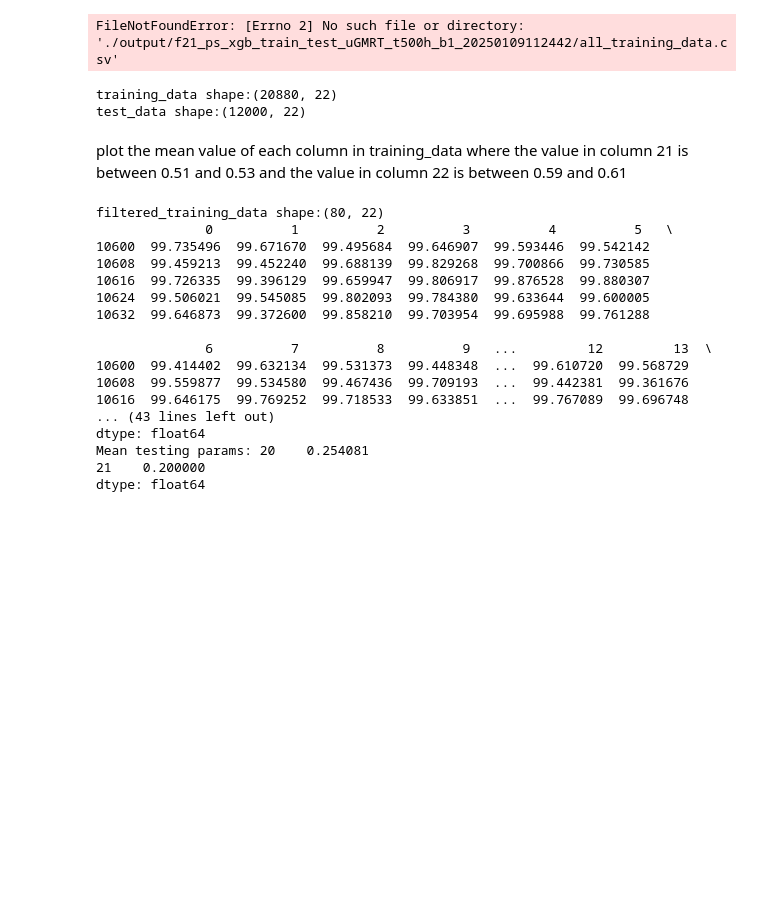
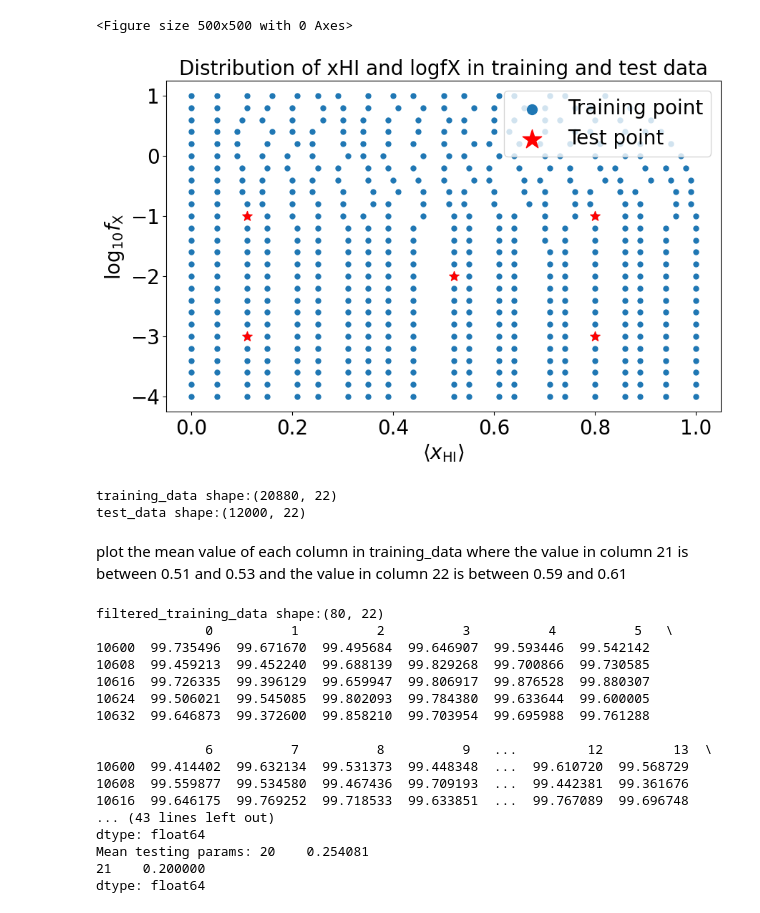
Before and after one commit to tomassoltinsky/21cm-forest_1DPS, a Jupyter notebook: ML/train_test_data_analysis.ipynb, the cells around one changed output. Saved outputs shown, nothing was run; the diff lists cells and outputs as text; code cells hidden in the pictures; blank space fills up the shorter version.

```diff
--- a/ML/train_test_data_analysis.ipynb
+++ b/ML/train_test_data_analysis.ipynb
@@ -1,39 +1,40 @@
 # %%
-import pandas as pd
 import matplotlib.pyplot as plt
 import seaborn as sns
 import f21_predict_base as base
 import plot_results as pltr
+import glob
+# Load the CSV file
 
-# Load the CSV file
-data = pd.read_csv('./output/f21_ps_xgb_train_test_uGMRT_t500h_b1_20250109112442/all_training_data.csv')
-
-# Extract the last two columns
-xHI = data.iloc[:, -2]
-logfX = data.iloc[:, -1]
+files = glob.glob("../../../21cm-forest/data/21cmFAST_los/F21_noisy/F21_noisy*uGMRT*50h*")
+xHI = []
+logfX = []
+for file in files:
+    xHI.append(float(file.split('xHI')[1].split('_')[0]))
+    logfX.append(float(file.split('fX')[1].split('_')[0]))
 
 base.initplt()
 # Create a figure and axes object
 fig, ax = plt.subplots(figsize=(10, 6))
 
 # Create a joint plot to show the distribution and concentration
 ax.set_title('Distribution of xHI and logfX in training and test data')
-ax.set_xlabel(r'$\langle xHI\rangle$')
-ax.set_ylabel(r'$log_{10}(fX)$')
+ax.set_xlabel(r'$\langle x_{\rm HI}\rangle$')
+ax.set_ylabel(r'$\mathrm{log}_{10}f_{\rm X}$')
 #plt.colorbar(label='Density', ax=ax)
 ax.scatter(xHI, logfX, label="Training point", s=25)
 
 ## Test points
-data = pd.read_csv('./output/f21_ps_xgb_train_test_uGMRT_t500h_b1_20250109112442/all_test_data.csv')
-# Extract the last two columns
-xHI = data.iloc[:, -2]
-logfX = data.iloc[:, -1]
+xHI = [0.11,0.80,0.52,0.11,0.80]
+logfX    = [-1.0,-1.0,-2.0,-3.0,-3.0]
 
 ax.scatter(xHI, logfX, marker='*', color='red', label="Test point", s=100)
-plt.legend(fontsize=12)
+plt.legend(fontsize=20, markerscale=2, handletextpad=0.1)
+plt.savefig('tmp_out/training_test_points.pdf', format='pdf', bbox_inches='tight')
 plt.show()
 # %% [output]
-FileNotFoundError: [Errno 2] No such file or directory: './output/f21_ps_xgb_train_test_uGMRT_t500h_b1_20250109112442/all_training_data.csv'
+<Figure size 500x500 with 0 Axes>
+[figure, added]
 # %%
 training_data = pd.read_csv('./output/f21_predict_bispec_train_test_uGMRT_t500.0_20250111114452/all_training_data.csv',header=None)
 test_data = pd.read_csv('./output/f21_predict_bispec_train_test_uGMRT_t500.0_20250111114452/all_test_data.csv',header=None)
```
Also changed, not shown: 26 other files.
